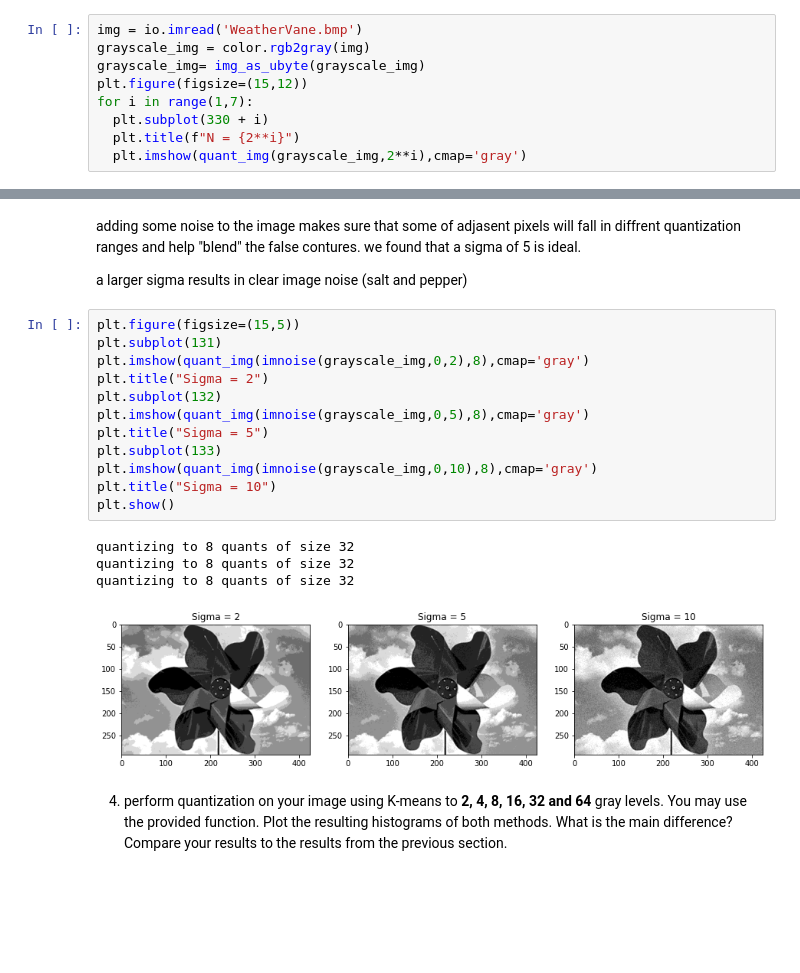
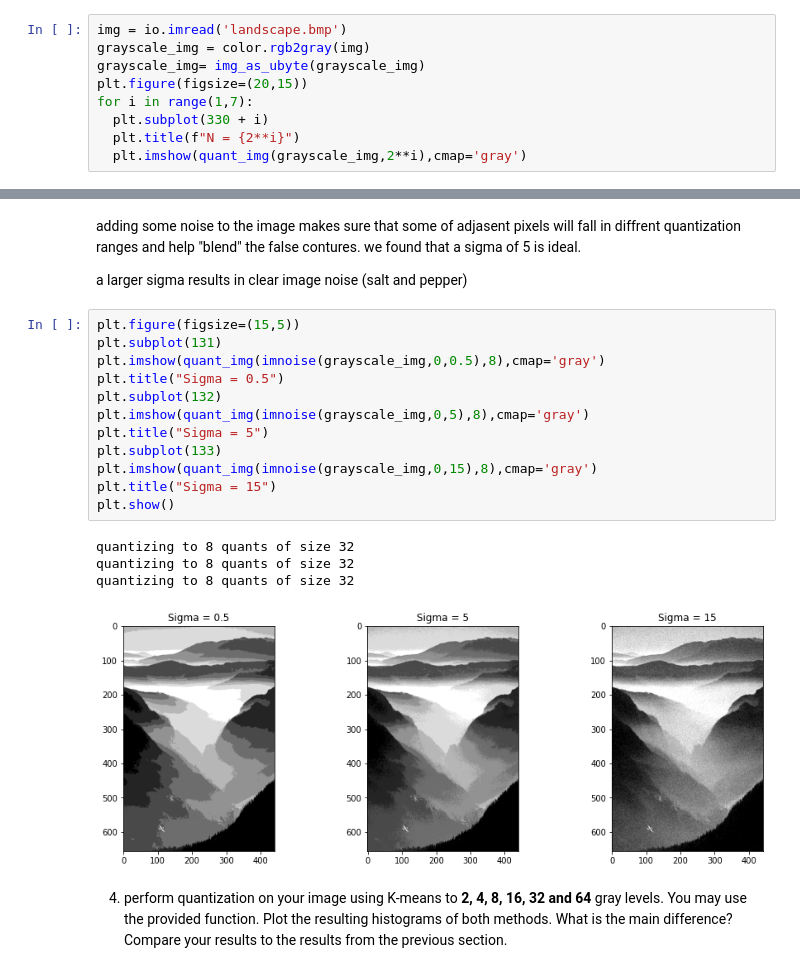
Before and after one commit to nadavschwalb/image_processing, a Jupyter notebook: Lab3_Student.ipynb, the cells around one changed output, grey strips where cells are left out. Saved outputs shown, nothing was run; the diff lists cells and outputs as text; blank space fills up the shorter version.

```diff
--- a/Lab3_Student.ipynb
+++ b/Lab3_Student.ipynb
@@ -53,10 +43,10 @@ def quant_img(img,N):
 2. Load the image of your choise as gray scale image and perform uniform quantization on your image to **2, 4, 8, 16, 32 and 64** gray levels.
     From which quantization factor do you observe the problem of **false contours**? Attach relevant examples from the quantized images to demonstrate your answer.
 # %%
-img = io.imread('WeatherVane.bmp')
+img = io.imread('landscape.bmp')
 grayscale_img = color.rgb2gray(img)
 grayscale_img= img_as_ubyte(grayscale_img)
-plt.figure(figsize=(15,12))
+plt.figure(figsize=(20,15))
 for i in range(1,7):
   plt.subplot(330 + i)
   plt.title(f"N = {2**i}")
@@ -121,20 +111,20 @@ a larger sigma results in clear image noise (salt and pepper)
 # %%
 plt.figure(figsize=(15,5))
 plt.subplot(131)
-plt.imshow(quant_img(imnoise(grayscale_img,0,2),8),cmap='gray')
-plt.title("Sigma = 2")
+plt.imshow(quant_img(imnoise(grayscale_img,0,0.5),8),cmap='gray')
+plt.title("Sigma = 0.5")
 plt.subplot(132)
 plt.imshow(quant_img(imnoise(grayscale_img,0,5),8),cmap='gray')
 plt.title("Sigma = 5")
 plt.subplot(133)
-plt.imshow(quant_img(imnoise(grayscale_img,0,10),8),cmap='gray')
-plt.title("Sigma = 10")
+plt.imshow(quant_img(imnoise(grayscale_img,0,15),8),cmap='gray')
+plt.title("Sigma = 15")
 plt.show()
 # %% [output]
 quantizing to 8 quants of size 32
 quantizing to 8 quants of size 32
 quantizing to 8 quants of size 32
-[figure, old version]
+[figure, new version]
 # %% [markdown]
 4. perform quantization on your image using K-means to **2, 4, 8, 16, 32 and 64** gray levels. You may use the provided function. Plot the resulting histograms of both methods. What is the main difference?
     Compare your results to the results from the previous section.
```
Also changed, not shown: parts of 23 cells of this notebook.
